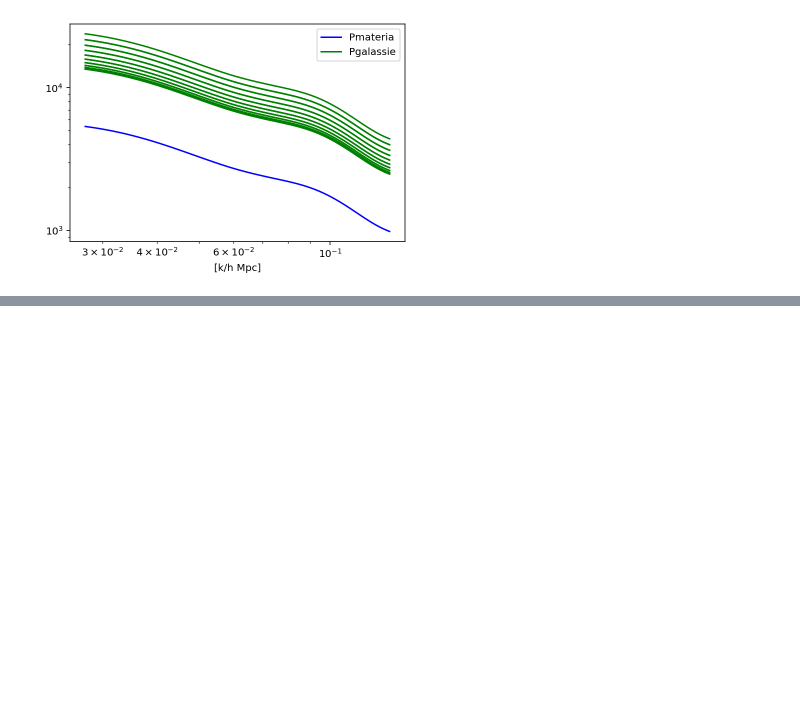
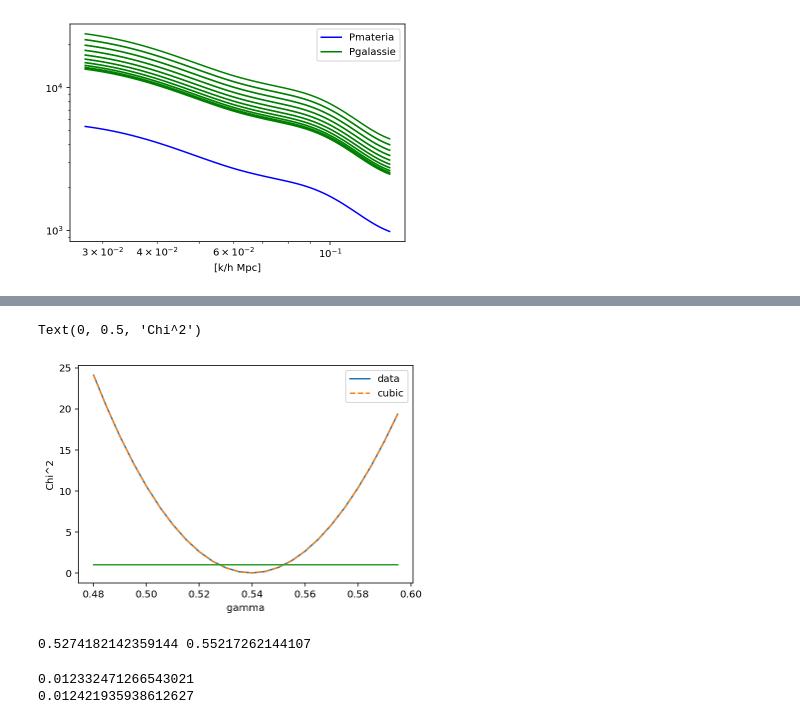
Before and after one commit to Sareva00/Tesi, a Jupyter notebook: Crosscorrelation.ipynb, the cells around one changed output, grey strips where cells are left out. Drawn from its saved outputs; the diff is of its cells as text; code cells hidden in the pictures; blank space fills up the shorter version.

```diff
--- a/Crosscorrelation.ipynb
+++ b/Crosscorrelation.ipynb
@@ -89,0 +146,6 @@ plt.legend(['Pmateria', 'Pgalassie'])
+# %%
+
+y=lambda x: interpol(x)
+minimo = optimize.least_squares(y,0.5)
+min1= float(minimo.x)
+minimo
@@ -89,0 +165,32 @@ plt.legend(['Pmateria', 'Pgalassie'])
+# %%
+chi2min= y(min1)
+# %%
+#devo scalare il grafico
+plt.plot(gammas,chi2-chi2min,'-', gammas, interpol(gammas)-chi2min, '--')
+plt.legend(['data', 'cubic'])
+
+#CALCOLO DELL'ERRORE
+xpoints= np.arange(0.48,0.6,0.005)
+ypoints = np.ones(len(xpoints))
+plt.plot(xpoints,ypoints)
+
+plt.xlabel(' gamma ')
+plt.ylabel('Chi^2')
+# %% [output]
+Text(0, 0.5, 'Chi^2')
+[figure, added]
+# %%
+y2= lambda x: interpol(x) - 1 -chi2min
+error1 = optimize.brentq(y2,0.48,min1)    #trova le soluzioni in un intervallo fissato
+error2 = optimize.brentq(y2,min1,0.58)
+print(error1,error2)
+# %% [output]
+0.5274182142359144 0.55217262144107
+# %%
+print(np.abs(min1-error1))
+print(np.abs(min1-error2))
+
+sigma = 0.02
+# %% [output]
+0.012332471266543021
+0.012421935938612627
```
Also changed, not shown: parts of 7 cells of this notebook, 3 other files.
